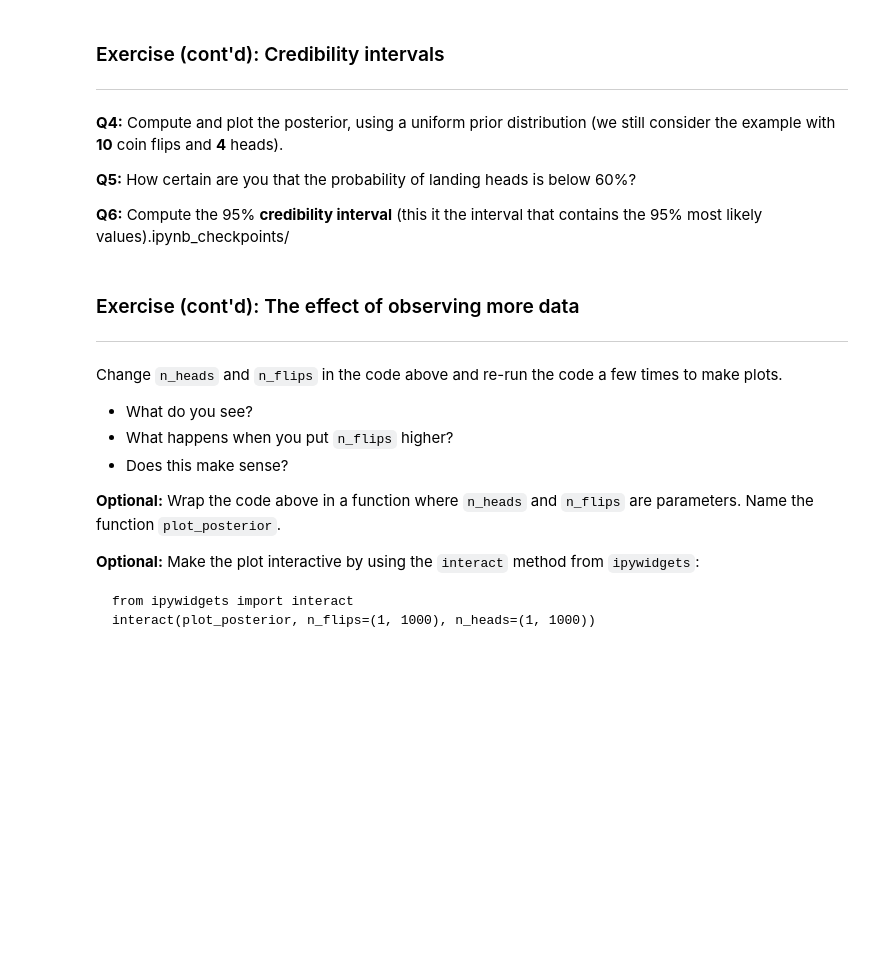
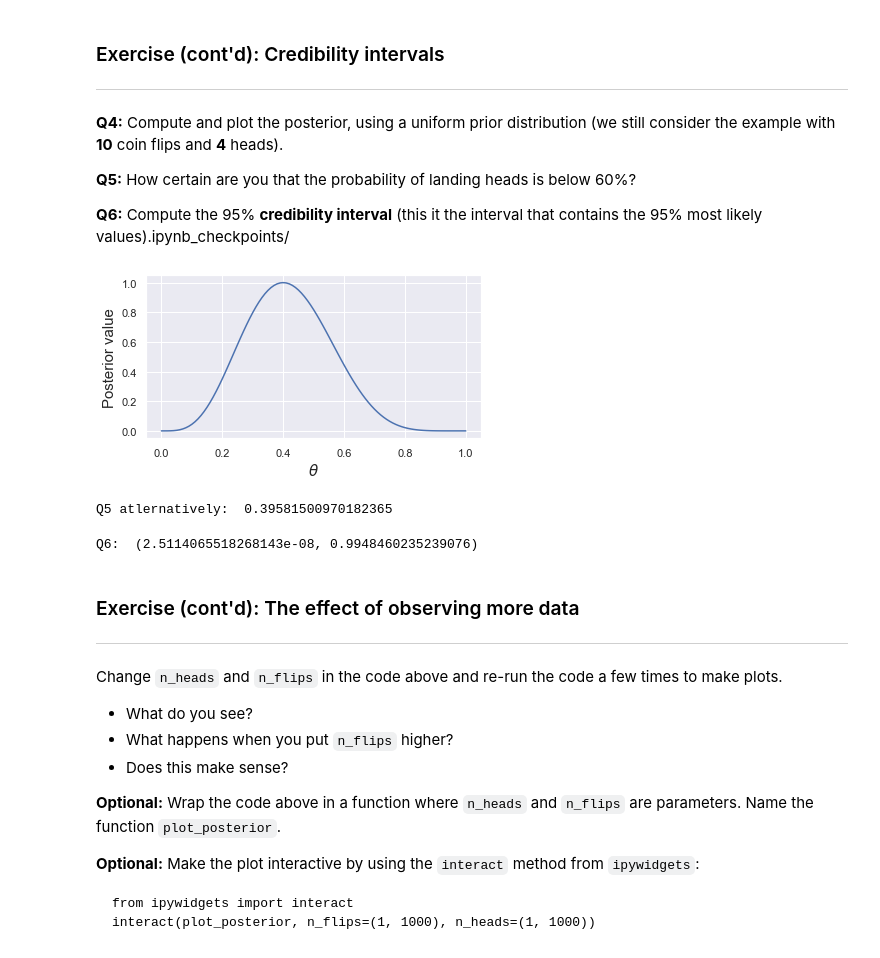
Before and after one commit to nvanommeren/bayesian, a Jupyter notebook: presentation/notebooks/Bayesian-workshop.ipynb, the cells around one changed output. Cells and saved outputs as stored; diff of their text form; code cells hidden in the pictures; blank space fills up the shorter version.

```diff
--- a/presentation/notebooks/Bayesian-workshop.ipynb
+++ b/presentation/notebooks/Bayesian-workshop.ipynb
@@ -178,3 +171,55 @@ $$\frac{f(\color{red}{\text{model 1}} \mid \color{green}{\text{data}} )}{f(\colo
+# %%
+# %load answers/answer_Q4.py
+from matplotlib import pyplot as plt
+import numpy as np
+from scipy.special import binom
+import seaborn as sns
+%matplotlib inline
+
+# Plotting settings
+sns.set()
+
+# The data
+n_heads = 4
+n_flips = 10
+
+# Consider theta = 0.00, 0.01, ..., 0.99, 1.00
+theta = np.linspace(0, 1, 101)
+
+# Each value of theta is even likely a priori
+prior_distribution = np.ones(len(theta))
+
+# Compute the likelihood
+likelihood = theta ** n_heads * (1 - theta) ** (n_flips - n_heads)
+
+# Posterior distribution
+posterior = likelihood * prior_distribution
+
+# Normalize the posterior distribution (for comparability)
+posterior /= np.max(posterior)
+
+_, ax = plt.subplots(figsize=(6,3))
+ax.plot(theta, posterior)
+ax.set_xlabel("$\\theta$", size=15)
+ax.set_ylabel("Posterior value", size=15)
+plt.show()
+# %% [output]
+[figure, added]
+# %%
+# %load answers/answer_Q5.py
+# 1 alternatively
+n = len(posterior)
+posterior = np.sort(posterior)
+sixty_pct_quantile = int(0.6 * n)
+print('Q5 atlernatively: ', posterior[sixty_pct_quantile])
+# %% [output]
+Q5 atlernatively:  0.39581500970182365
+# %%
+# %load answers/answer_Q6.py
+interval = (np.quantile(posterior, 0.025), np.quantile(posterior, 0.975))
+print('Q6: ', interval)
+# %% [output]
+Q6:  (2.5114065518268143e-08, 0.9948460235239076)
 # %% [markdown]
 ### Exercise (cont'd): The effect of observing more data
 ***
```
Also changed, not shown: parts of 17 cells of this notebook, 1 other file.
